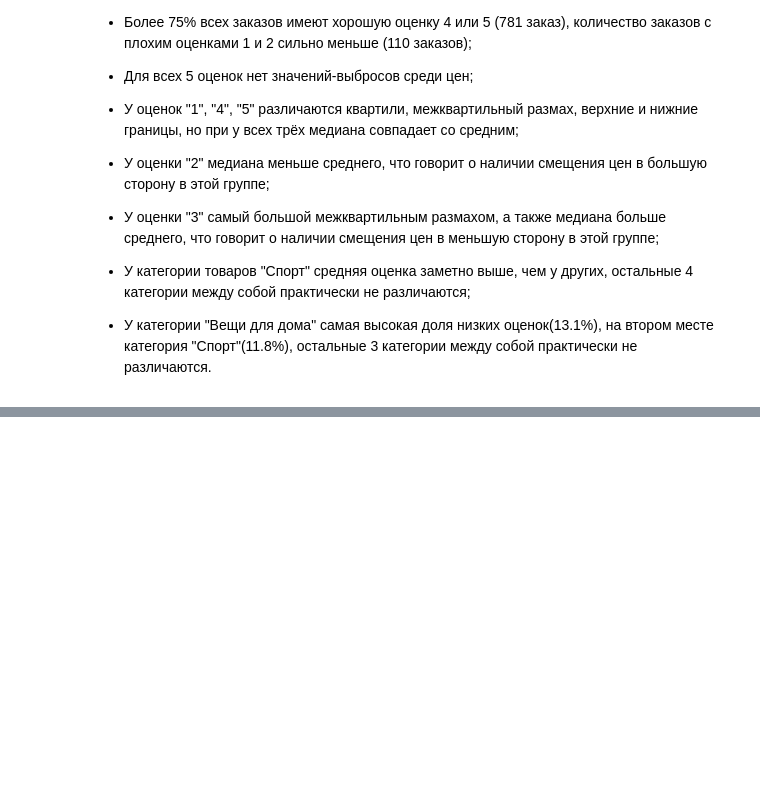
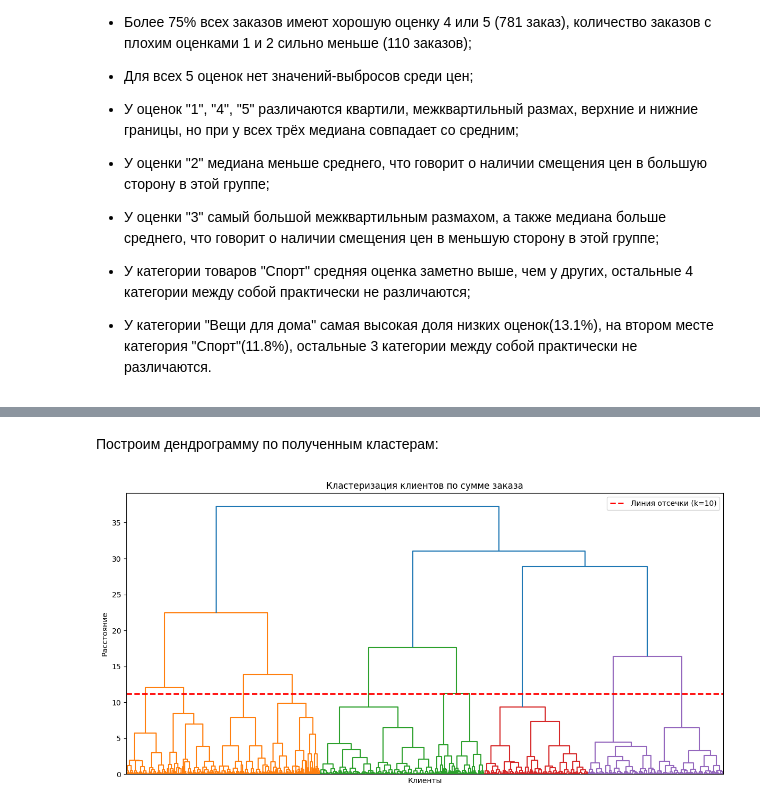
Before and after one commit to A1phar1u5/2026_StatPrak, a Jupyter notebook: Project.ipynb, the cells around one changed output, grey strips where cells are left out. Saved outputs shown, nothing was run; the diff lists cells and outputs as text; code cells hidden in the pictures; blank space fills up the shorter version.

```diff
--- a/Project.ipynb
+++ b/Project.ipynb
@@ -291,7 +313,7 @@ fig.show()
 #### Предпочтения возрастных групп по дням недели
 # %%
 #Создаём столбец с возрастными группами
-df['age_group'] = pd.cut(df['age'], bins=[18, 30, 45, 60, 76],
+df['age_group'] = pd.cut(df['age'], bins=[17, 30, 45, 60, 76],
                           labels=['18-30', '31-45', '46-60', '60+'])
 
 #Создаём сводную таблицу
@@ -732,0 +1123,8 @@ fig.show()
+# %%
+#Кластеризация с лучшими параметрами
+final_clustering = AgglomerativeClustering(
+    n_clusters=best_params1['n_clusters'],
+    linkage=best_params1['linkage'],
+    metric='euclidean'
+)
+df_clusters['cluster1'] = final_clustering.fit_predict(X1_scaled)
@@ -732,0 +1245,11 @@ fig.show()
+# %%
+#Готовим данные к кластеризации
+X = df_clusters[['age', 'gender', 'total_price']].copy()
+
+#Кодируем столбец со значениями типа str
+le_gender = LabelEncoder()
+X['gender'] = le_gender.fit_transform(X['gender'])
+
+#Масштабируем данные
+scaler = StandardScaler()
+X2_scaled = scaler.fit_transform(X)
@@ -732,0 +1375,24 @@ fig.show()
+# %% [markdown]
+Построим дендрограмму по полученным кластерам:
+# %%
+Z2 = linkage(X2_scaled, method=best_params2['linkage'], metric='euclidean')
+plt.figure(figsize=(12, 6))
+
+# Строим дендрограмму
+dendrogram(Z2, leaf_rotation=90, leaf_font_size=8, no_labels=True)
+
+# Рассчитываем высоту для линии отсечки (расстояние для k кластеров)
+cut_height = Z2[-best_params2['n_clusters'] + 1, 2]
+
+# Добавляем линию отсечки
+plt.axhline(y=cut_height, color='red', linestyle='--', linewidth=2,
+           label=f'Линия отсечки (k={best_params2["n_clusters"]})')
+
+plt.title(f'Кластеризация клиентов по сумме заказа')
+plt.xlabel('Клиенты')
+plt.ylabel('Расстояние')
+plt.legend()
+plt.tight_layout()
+plt.savefig('dendrogram.png', dpi=100)
+# %% [output]
+[figure, added]
```
Also changed, not shown: parts of 75 cells of this notebook.
